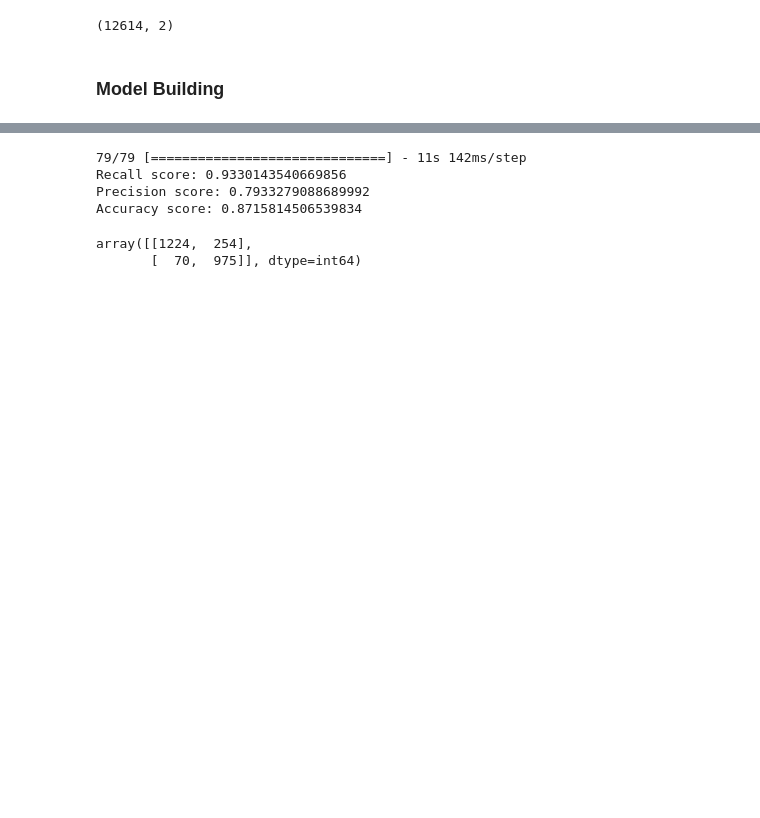
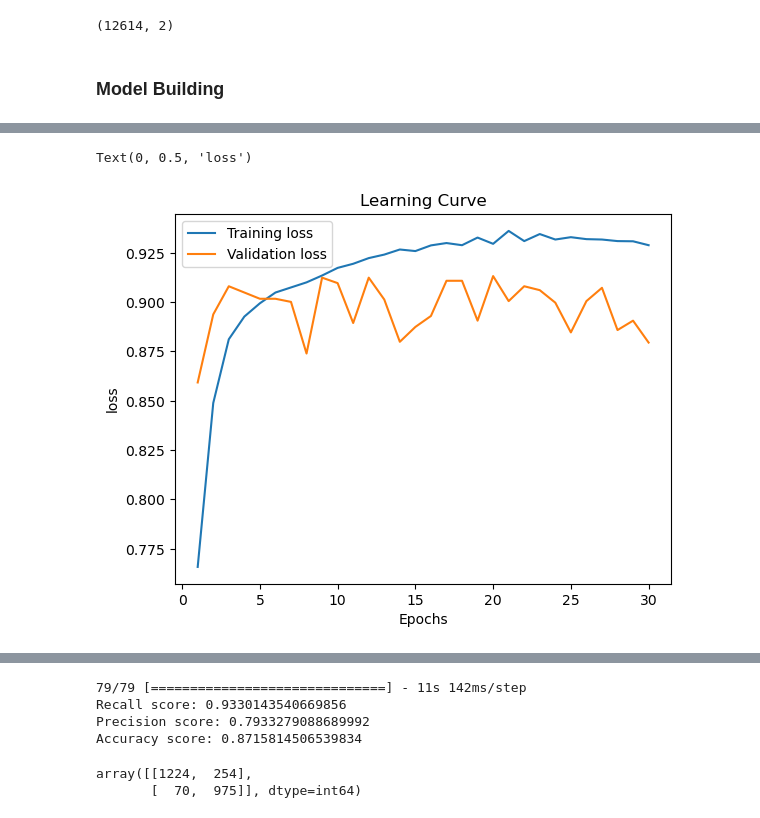
Before and after one commit to basavbamrah/image-forgery-detection, a Jupyter notebook: recompression.ipynb, the cells around one changed output, grey strips where cells are left out. Drawn from its saved outputs; the diff is of its cells as text; code cells hidden in the pictures; blank space fills up the shorter version.

```diff
--- a/recompression.ipynb
+++ b/recompression.ipynb
@@ -315,3 +386,13 @@ Text(0, 0.5, 'loss')
+# %%
+plt.plot(range(1, 31), history['accuracy'])
+plt.plot(range(1, 31), history['val_accuracy'])
+plt.legend(['Training loss', 'Validation loss'])
+plt.title('Learning Curve')
+plt.xlabel('Epochs')
+plt.ylabel('loss')
+# %% [output]
+Text(0, 0.5, 'loss')
+[figure, added]
 # %%
 from sklearn.metrics import recall_score, accuracy_score, precision_score
 
```
Also changed, not shown: parts of 12 cells of this notebook.
